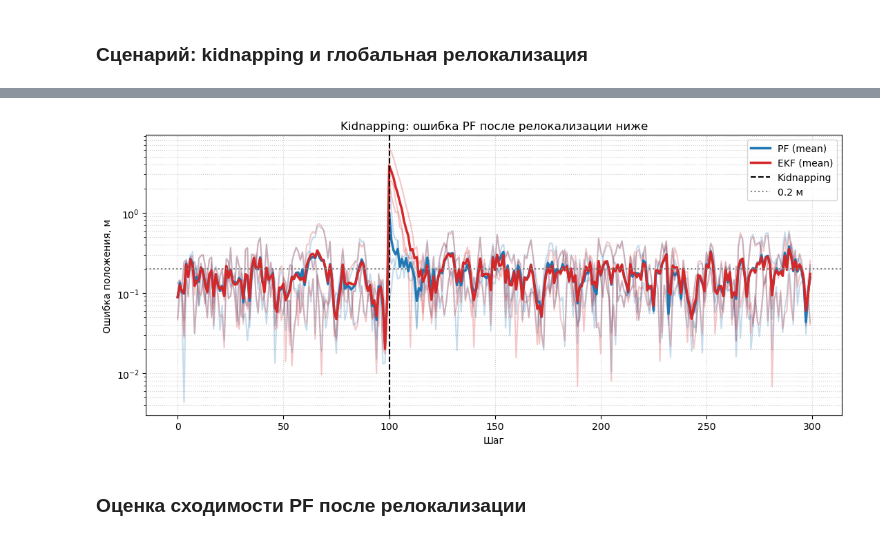
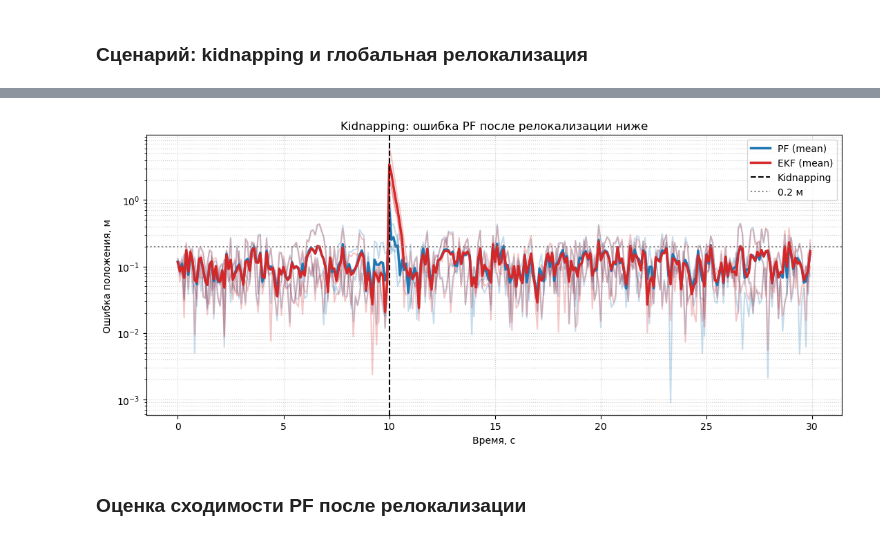
Before and after one commit to PavelKrWork/Monte_Carlo_robot_localization, a Jupyter notebook: experiments/Particle_filter.ipynb, the cells around one changed output, grey strips where cells are left out. Saved outputs shown, nothing was run; the diff lists cells and outputs as text; code cells hidden in the pictures.

```diff
--- a/experiments/Particle_filter.ipynb
+++ b/experiments/Particle_filter.ipynb
@@ -22,7 +22,7 @@ right_coord = Coord(1, 5)
 lm = LandMark(left_coord, right_coord)
 
 # standard deviation of noise for each dimension (x, y, theta)
-system_noise = State(0.2, 0.2, 0.2)
+system_noise = State(0.1, 0.1, 0.1)
 sens_noise = np.array([0.05, 0.05, 0.05])  # camera noise
 
 init_cov = np.array([
@@ -255,16 +261,18 @@ ax_route.set_aspect("equal")
 ax_route.axis("off")
 ax_route.legend(loc="upper right")
 
-# Ошибка положения по шагам
+# Ошибка положения по времени
+time_axis = np.arange(len(metrics["PF"].position_errors)) * dt
 for name in methods:
     ax_error.plot(
+        time_axis,
         metrics[name].position_errors,
         label=method_labels[name],
         **method_styles[name],
     )
 
 ax_error.set_title("Ошибка положения относительно true state")
-ax_error.set_xlabel("Шаг")
+ax_error.set_xlabel("Время, с")
 ax_error.set_ylabel("Ошибка положения, м")
 ax_error.grid(True, linestyle=":", alpha=0.6)
 ax_error.legend()
@@ -304,7 +607,7 @@ plt.show()
 # %%
 import time
 
-n = 20
+n = 10
 particles_count = 3000
 
 pf_rmses = []
@@ -332,6 +635,7 @@ for seed_i in range(n):
         is_adapt_resampl_enabled_=True,
         init_cov=init_cov,
     )
+
     ekf = ExtendedKalmanFilter(
         state0,
         lm,
@@ -568,27 +992,29 @@ kidnap_summary.round(3)
 # %%
 fig, ax = plt.subplots(figsize=(11, 5))
 
+time_axis = np.arange(len(pf_kidnap_mean)) * dt
+
 for i in range(len(kidnap_seeds)):
-    ax.plot(pf_kidnap_errors[i], color="tab:blue", alpha=0.25)
-    ax.plot(ekf_kidnap_errors[i], color="tab:red", alpha=0.25)
+    ax.plot(time_axis, pf_kidnap_errors[i], color="tab:blue", alpha=0.25)
+    ax.plot(time_axis, ekf_kidnap_errors[i], color="tab:red", alpha=0.25)
 
-ax.plot(pf_kidnap_mean, color="tab:blue", linewidth=2.5, label="PF (mean)")
-ax.plot(ekf_kidnap_mean, color="tab:red", linewidth=2.5, label="EKF (mean)")
+ax.plot(time_axis, pf_kidnap_mean, color="tab:blue", linewidth=2.5, label="PF (mean)")
+ax.plot(time_axis, ekf_kidnap_mean, color="tab:red", linewidth=2.5, label="EKF (mean)")
 
-ax.axvline(kidnap_step, color="black", linestyle="--", label="Kidnapping")
+ax.axvline(kidnap_step * dt, color="black", linestyle="--", label="Kidnapping")
 ax.axhline(0.2, color="gray", linestyle=":", label="0.2 м")
 
 ax.set_yscale("log")
-ax.set_xlabel("Шаг")
+ax.set_xlabel("Время, с")
 ax.set_ylabel("Ошибка положения, м")
 ax.set_title("Kidnapping: ошибка PF после релокализации ниже")
 ax.grid(True, which="both", linestyle=":", alpha=0.6)
 ax.legend()
 
 plt.tight_layout()
 plt.show()
 # %% [output]
-[figure, old version]
+[figure, new version]
 # %% [markdown]
 ### Оценка сходимости PF после релокализации
 # %%
```
Also changed, not shown: parts of 17 cells of this notebook.
